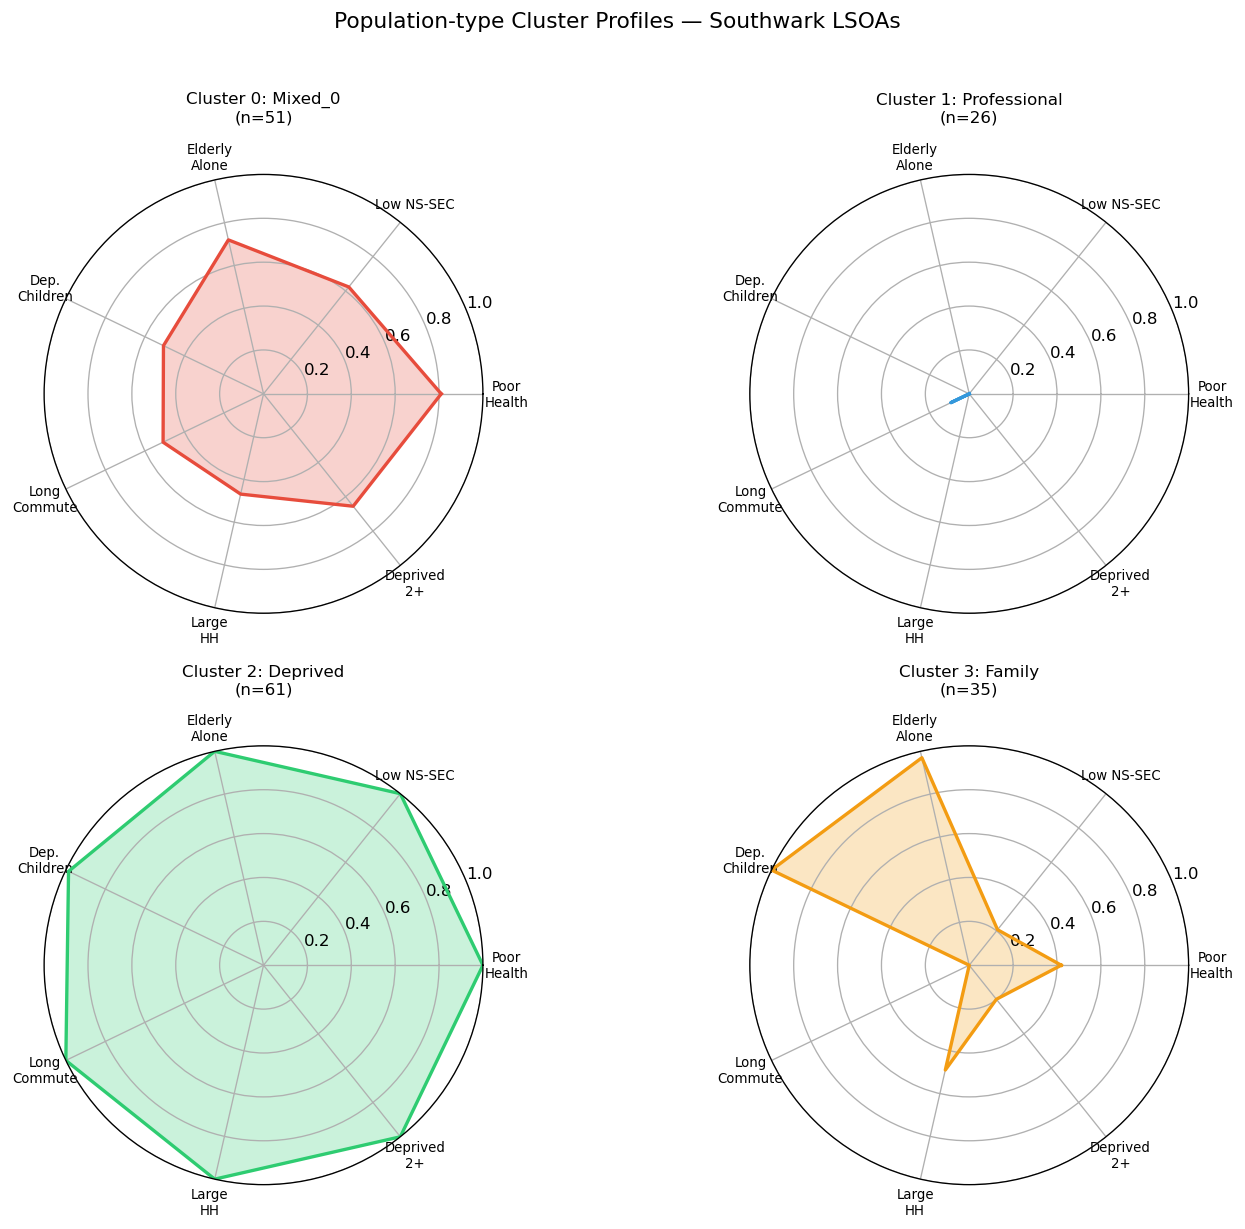
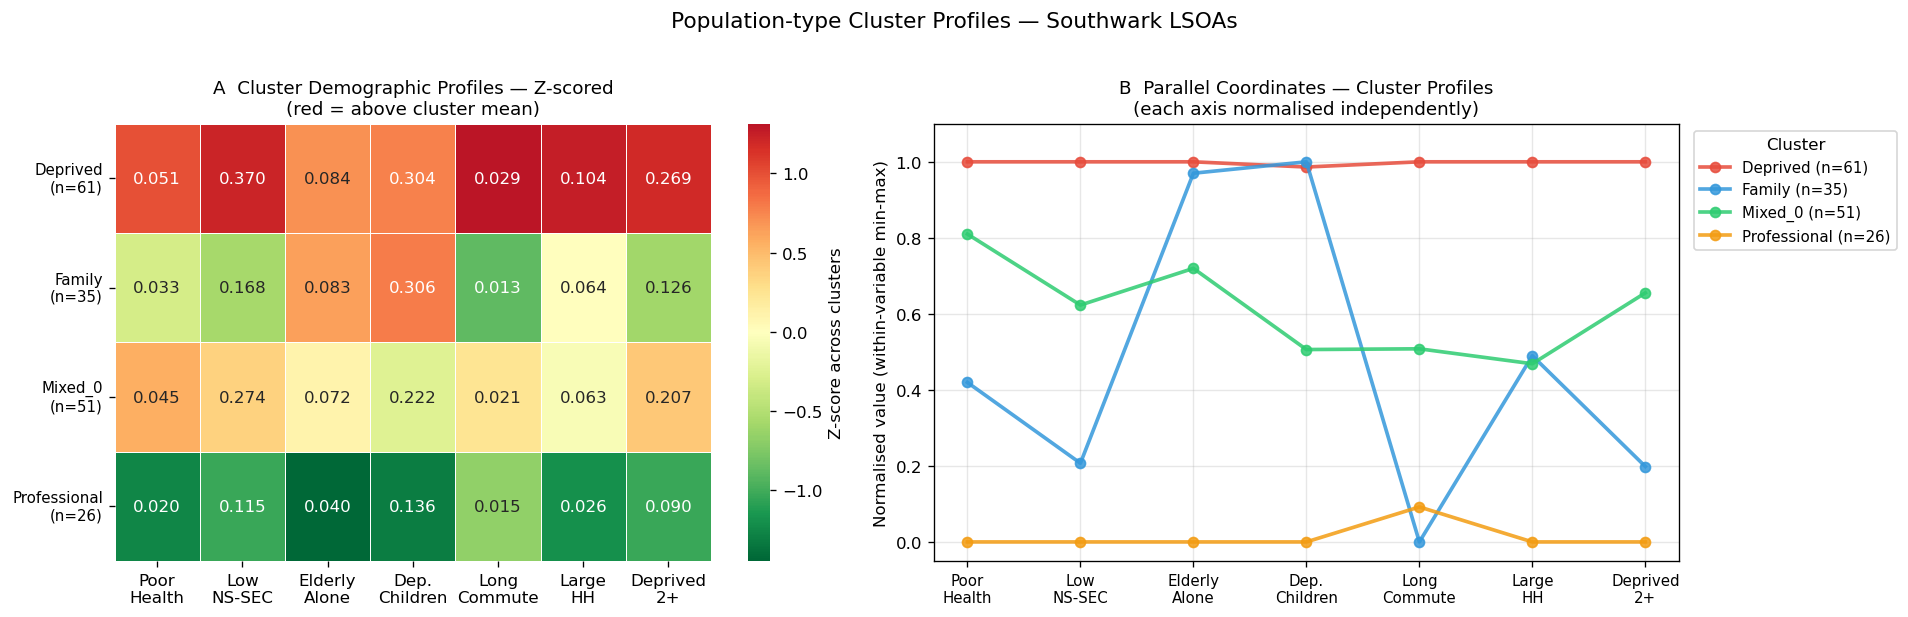
The change to this notebook cell's code, shown as a diff; its figure went from the first image to the second:
--- before
+++ after
@@ -1,36 +1,59 @@
-# --- 2.4  Radar profile chart ------------------------------------------------
-from matplotlib.patches import FancyArrowPatch
-
-fig, axes = plt.subplots(2, 2, figsize=(12, 10), subplot_kw=dict(polar=True))
-axes = axes.flatten()
-
+# --- 2.4  Cluster profile: heatmap + parallel coordinates ------------------
 PLOT_VARS = ['pct_poor_health', 'pct_low_nssec', 'pct_elderly_alone',
              'pct_dep_children', 'pct_long_commute', 'pct_large_hh', 'pct_deprived_2plus']
-LABELS_RADAR = ['Poor\nHealth', 'Low NS-SEC', 'Elderly\nAlone',
-                 'Dep.\nChildren', 'Long\nCommute', 'Large\nHH', 'Deprived\n2+']
-N = len(PLOT_VARS)
-angles = np.linspace(0, 2*np.pi, N, endpoint=False).tolist()
-angles += angles[:1]
+COL_LABELS = ['Poor\nHealth', 'Low\nNS-SEC', 'Elderly\nAlone',
+              'Dep.\nChildren', 'Long\nCommute', 'Large\nHH', 'Deprived\n2+']
+
+cluster_means = master.groupby('pop_label')[PLOT_VARS].mean()
+
+# ── Z-score across clusters so each variable is equally scaled ──────────────
+cluster_z = cluster_means.apply(lambda col: (col - col.mean()) / (col.std() + 1e-9), axis=0)
+cluster_z.columns = COL_LABELS
+
+CLUSTER_ORDER = sorted(cluster_means.index.tolist())
+cluster_z = cluster_z.reindex(CLUSTER_ORDER)
 
 COLORS = ['#e74c3c', '#3498db', '#2ecc71', '#f39c12']
+n_per_cluster = master['pop_label'].value_counts()
 
-# Normalise to [0,1] for radar
+fig, axes = plt.subplots(1, 2, figsize=(16, 5))
+
+# ── Panel A: Heatmap (Z-scored) ──────────────────────────────────────────────
+ax = axes[0]
+import seaborn as sns
+row_labels = [f'{c}\n(n={n_per_cluster.get(c,0)})' for c in CLUSTER_ORDER]
+sns.heatmap(cluster_z, annot=cluster_means[PLOT_VARS].reindex(CLUSTER_ORDER).rename(
+                columns=dict(zip(PLOT_VARS, COL_LABELS))).round(3),
+            fmt='.3f', cmap='RdYlGn_r', center=0, ax=ax,
+            linewidths=0.5, yticklabels=row_labels,
+            cbar_kws={'label': 'Z-score across clusters'})
+ax.set_title('A  Cluster Demographic Profiles — Z-scored\n(red = above cluster mean)', fontsize=11)
+ax.set_xlabel(''); ax.set_ylabel('')
+ax.tick_params(axis='y', labelsize=9, rotation=0)
+
+# ── Panel B: Parallel coordinates ────────────────────────────────────────────
+ax = axes[1]
+# Normalise each variable to [0,1] across cluster means for visual comparison
 _mm = lambda x: (x - x.min()) / (x.max() - x.min() + 1e-9)
-norm_means = cluster_means[PLOT_VARS].apply(_mm, axis=0)
+cluster_norm = cluster_means[PLOT_VARS].apply(_mm, axis=0)
+cluster_norm.columns = COL_LABELS
+cluster_norm = cluster_norm.reindex(CLUSTER_ORDER)
 
-for idx, (cluster_id, row) in enumerate(norm_means.iterrows()):
-    ax = axes[idx]
-    values = row.tolist() + row.tolist()[:1]
-    label_name = _assigned.get(cluster_id, f'C{cluster_id}')
-    ax.plot(angles, values, color=COLORS[idx], linewidth=2)
-    ax.fill(angles, values, color=COLORS[idx], alpha=0.25)
-    ax.set_xticks(angles[:-1])
-    ax.set_xticklabels(LABELS_RADAR, size=8)
-    ax.set_ylim(0, 1)
-    ax.set_title(f'Cluster {cluster_id}: {label_name}\n(n={master[master["pop_cluster"]==cluster_id].shape[0]})',
-                 size=10, pad=12)
+x = range(len(COL_LABELS))
+for i, (cluster_id, row) in enumerate(cluster_norm.iterrows()):
+    n = n_per_cluster.get(cluster_id, 0)
+    ax.plot(x, row.values, 'o-', color=COLORS[i % 4],
+            linewidth=2.2, markersize=6, label=f'{cluster_id} (n={n})', alpha=0.85)
+
+ax.set_xticks(list(x))
+ax.set_xticklabels(COL_LABELS, fontsize=9)
+ax.set_ylabel('Normalised value (within-variable min-max)')
+ax.set_title('B  Parallel Coordinates — Cluster Profiles\n(each axis normalised independently)', fontsize=11)
+ax.legend(title='Cluster', bbox_to_anchor=(1.01, 1), loc='upper left', fontsize=9)
+ax.grid(alpha=0.3)
+ax.set_ylim(-0.05, 1.1)
 
 plt.suptitle('Population-type Cluster Profiles — Southwark LSOAs', fontsize=13, y=1.02)
 plt.tight_layout()
-plt.savefig(os.path.join(FIG_DIR, 'pop_cluster_radar.png'), dpi=150, bbox_inches='tight')
+plt.savefig(os.path.join(FIG_DIR, 'pop_cluster_profiles.png'), dpi=150, bbox_inches='tight')
 plt.show()

Commit: Replace radar chart with heatmap + parallel coordinates